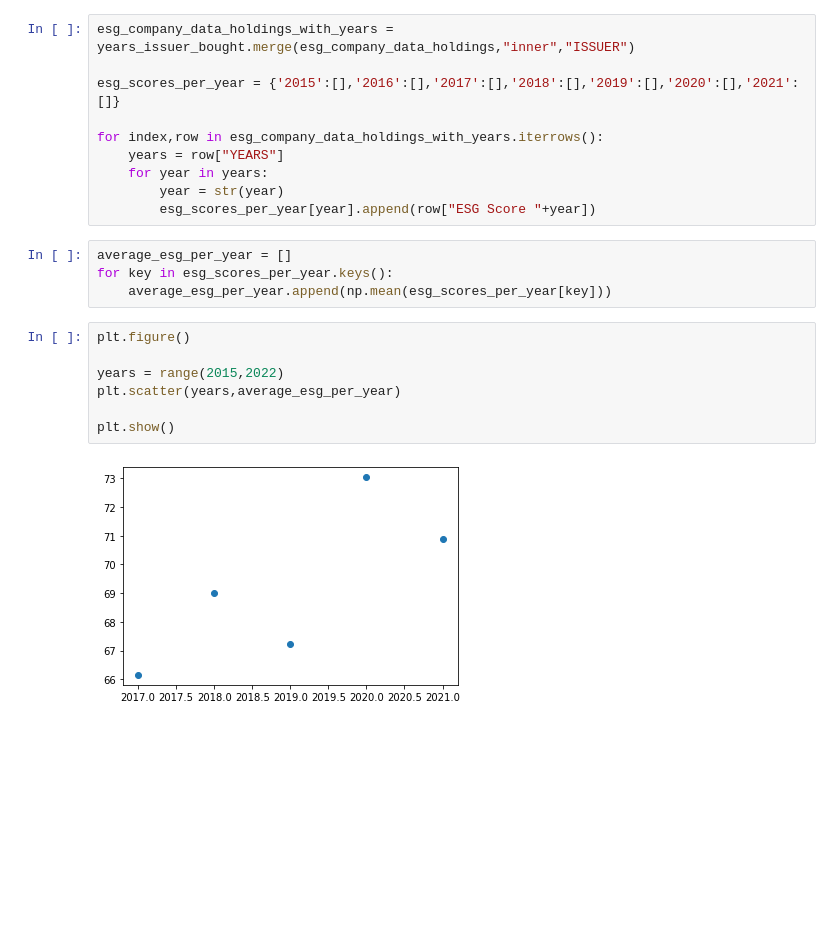
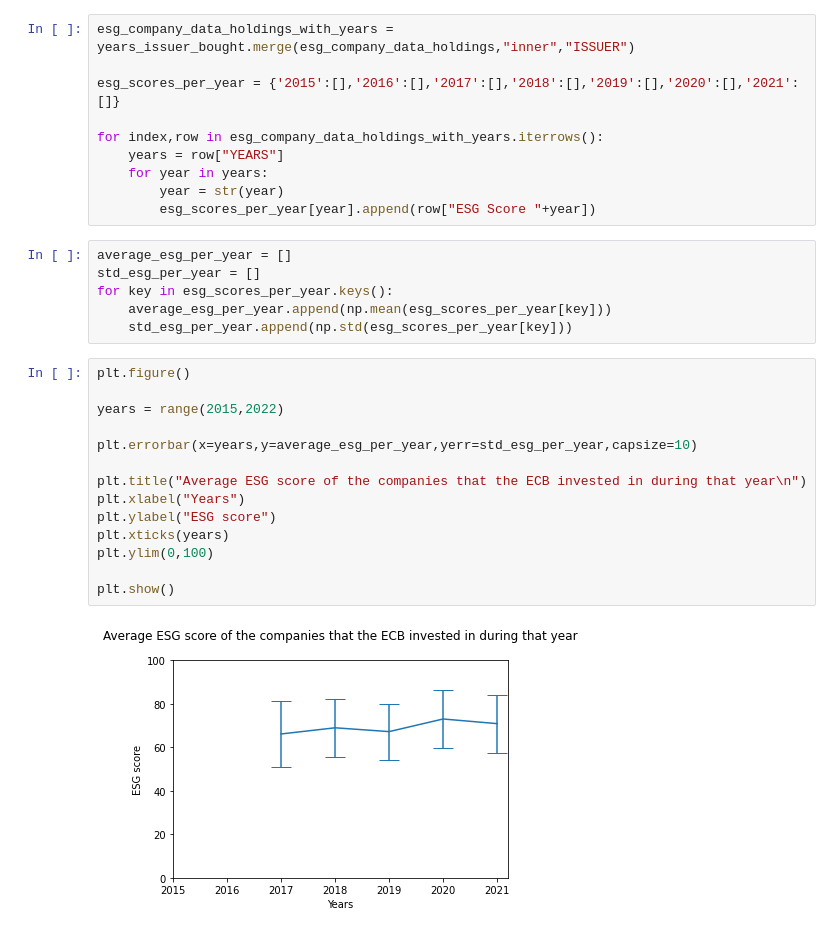
Before and after one commit to AukeVanSighem/ECB-Bond-Purchases, a Jupyter notebook: DataAnalysis.ipynb, the cells around one changed output. Saved outputs shown, nothing was run; the diff lists cells and outputs as text; blank space fills up the shorter version.

Commit message:
updated plot average ESG per year

```diff
--- a/DataAnalysis.ipynb
+++ b/DataAnalysis.ipynb
@@ -616,14 +616,23 @@ for index,row in esg_company_data_holdings_with_years.iterrows():
         esg_scores_per_year[year].append(row["ESG Score "+year])
 # %%
 average_esg_per_year = []
+std_esg_per_year = []
 for key in esg_scores_per_year.keys():
     average_esg_per_year.append(np.mean(esg_scores_per_year[key]))
+    std_esg_per_year.append(np.std(esg_scores_per_year[key]))
-# %%
-plt.figure()
-
-years = range(2015,2022)
-plt.scatter(years,average_esg_per_year)
-
-plt.show()
-# %% [output]
-[figure, removed]
+# %%
+plt.figure()
+
+years = range(2015,2022)
+
+plt.errorbar(x=years,y=average_esg_per_year,yerr=std_esg_per_year,capsize=10)
+
+plt.title("Average ESG score of the companies that the ECB invested in during that year\n")
+plt.xlabel("Years")
+plt.ylabel("ESG score")
+plt.xticks(years)
+plt.ylim(0,100)
+
+plt.show()
+# %% [output]
+[figure, added]
```
